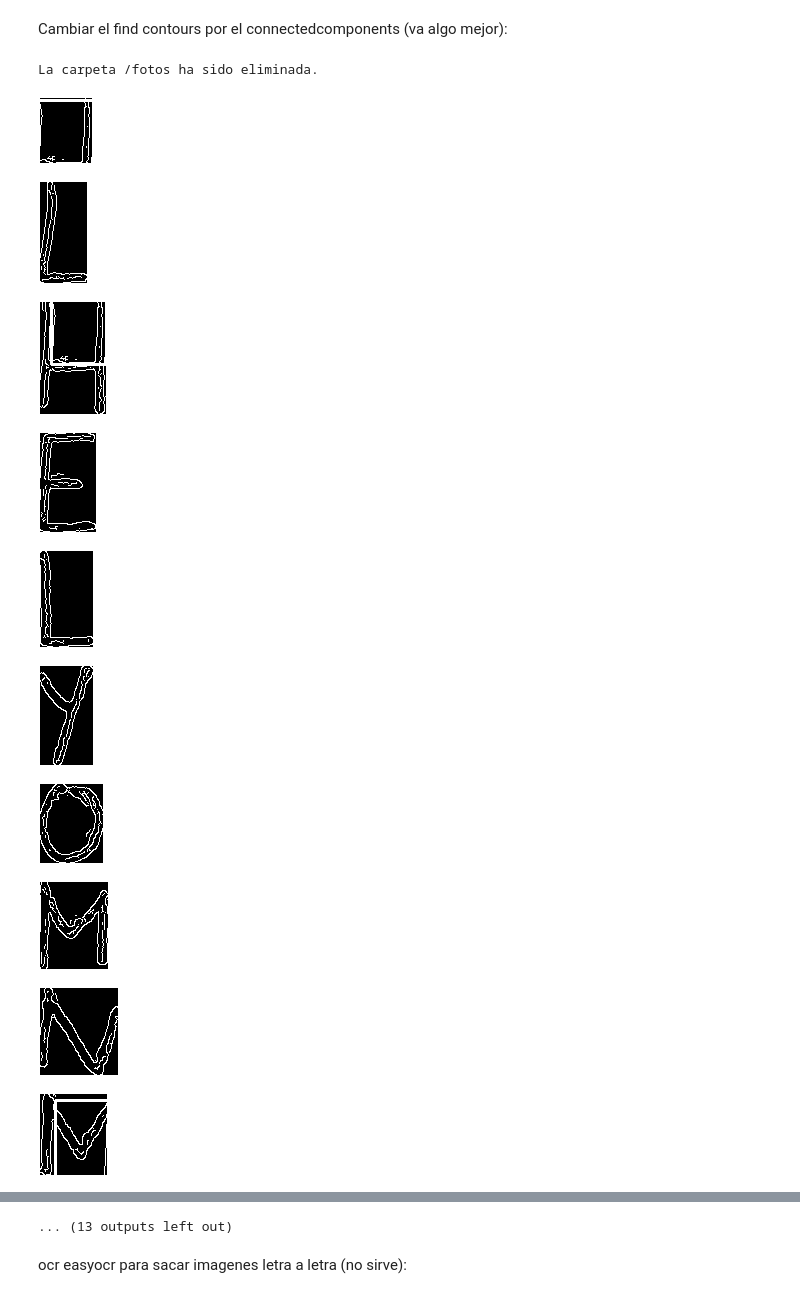
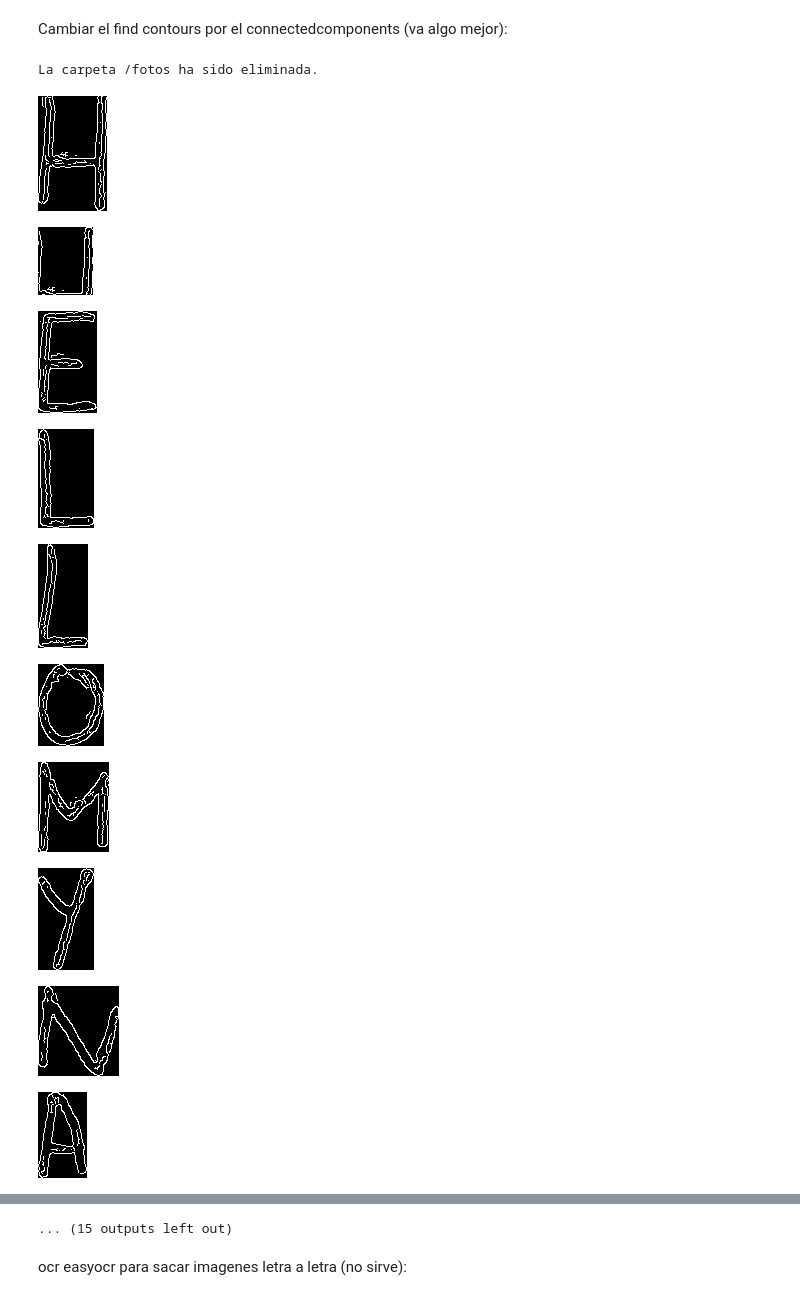
Before and after one commit to ancare2/Trabajo_ReconocimientoTexto, a Jupyter notebook: Prueba_OCRs.ipynb, the cells around one changed output, grey strips where cells are left out. Drawn from its saved outputs; the diff is of its cells as text; code cells hidden in the pictures.

```diff
--- a/Prueba_OCRs.ipynb
+++ b/Prueba_OCRs.ipynb
@@ -131,9 +132,6 @@ cv2.destroyAllWindows()
 # %% [markdown]
 Cambiar el find contours por el connectedcomponents (va algo mejor):
 # %%
-import cv2
-import numpy as np
-
 folder_path = '/fotos'
 folder_name = "fotos"
 if os.path.exists(folder_path):
@@ -155,48 +153,56 @@ gray = cv2.cvtColor(image, cv2.COLOR_BGR2GRAY)
 
 # Aplicar umbralización o técnicas de binarización si es necesario
 
 # Aplicar un filtro de suavizado o técnicas de eliminación de ruido si es necesario
 
 # Detección de bordes con el algoritmo Canny
 edged_image = cv2.Canny(gray, threshold1=30, threshold2=100)  # Ajusta los valores de umbral según tu imagen
 
 # Aplicar Connected Component Analysis
 
 regiones_recortadas = []
 _, labels, stats, centroids = cv2.connectedComponentsWithStats(edged_image)
 
 # Iterar a través de los componentes conectados y filtrar por ciertas estadísticas
 for i, stat in enumerate(stats):
     # Filtrar componentes conectados basados en ciertas estadísticas (área, posición, etc.)
     # Por ejemplo, puedes filtrar por el área para eliminar componentes pequeños o grandes
     area = stat[cv2.CC_STAT_AREA]
     if area > 100 and area < 700:  # Cambia estos valores según tus necesidades
         # Dibujar un rectángulo alrededor del componente conectado
         x, y, w, h = stat[cv2.CC_STAT_LEFT], stat[cv2.CC_STAT_TOP], stat[cv2.CC_STAT_WIDTH], stat[cv2.CC_STAT_HEIGHT]
-        cv2.rectangle(edged_image, (x, y), (x + w, y + h), (255, 0, 0), 2)
+        # cv2.rectangle(edged_image, (x, y), (x + w, y + h), (255, 0, 0), 2) #Diguja los rectángulos en la imagen
+
         # Recortar la región del rectángulo de la imagen original
         roi = edged_image[y:y+h, x:x+w]
-        regiones_recortadas.append(roi)
-        # Guardar la región del rectángulo como una imagen en la carpeta "fotos"
-        cv2.imwrite(os.path.join(folder_path, f'rectangle_{i}.png'), roi)
+        centroide = centroids[i]
+        regiones_recortadas.append((roi, centroide))
 
-for region in regiones_recortadas:
+# Ordenar las regiones por las coordenadas de los centroides
+regiones_ordenadas = sorted(regiones_recortadas, key=lambda x: (x[1][0], x[1][1]))
+
+# Guardar las letras en orden de aparición en la carpeta "fotos"
+for i, (region, _) in enumerate(regiones_ordenadas):
+    cv2.imwrite(os.path.join(folder_path, f'letra_{i}.png'), region)
+
+    # Mostrar la letra
     cv2_imshow(region)
 
 
 # Mostrar la imagen con los rectángulos dibujados alrededor de las letras detectadas
-#cv2_imshow(edged_image)
-#cv2.waitKey(0)
-#cv2.destroyAllWindows()
+cv2_imshow(edged_image)
+cv2_imshow(image)
+cv2.waitKey(0)
+cv2.destroyAllWindows()
 # %% [output]
 La carpeta /fotos ha sido eliminada.
-[figure, old version]
+[figure, new version]
-[figure, old version]
+[figure, new version]
-[figure, old version]
+[figure, new version]
-[figure, old version]
+[figure, new version]
-[figure, old version]
+[figure, new version]
-[figure, old version]
+[figure, new version]
-[figure, old version]
+[figure, new version]
-[figure, old version]
+[figure, new version]
-[figure, old version]
+[figure, new version]
-[figure, old version]
+[figure, new version]
@@ -204,4 +210,4 @@ La carpeta /fotos ha sido eliminada.
-... (13 outputs left out)
+... (15 outputs left out)
 # %% [markdown]
 ocr easyocr para sacar imagenes letra a letra (no sirve):
 # %%
```
Also changed, not shown: parts of 2 cells of this notebook.
